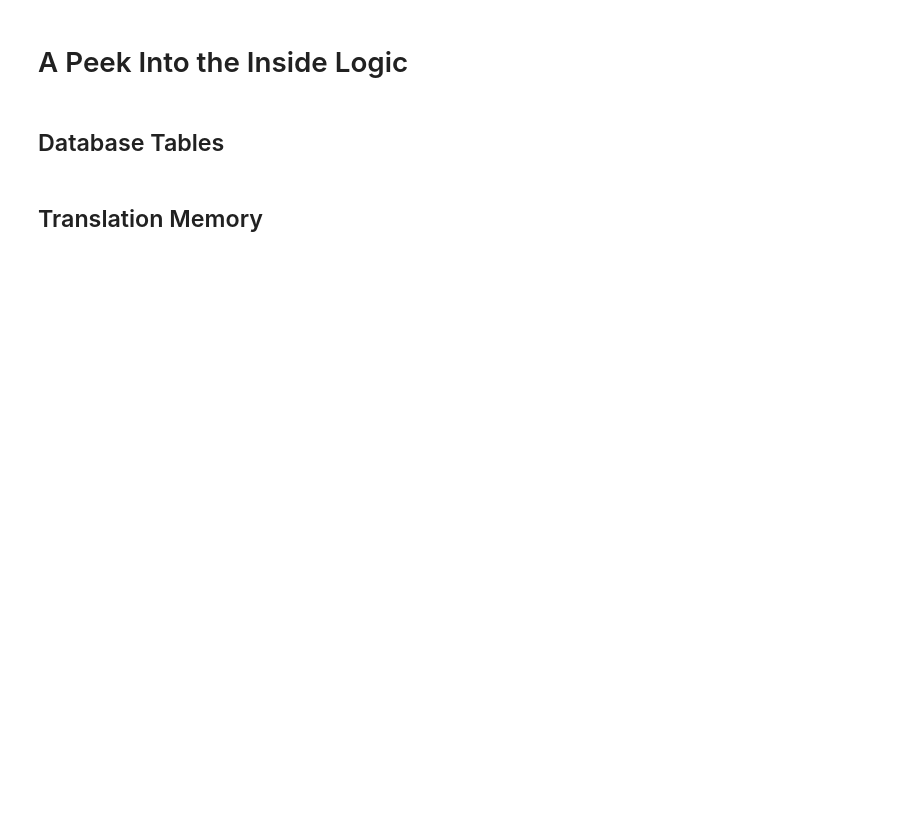
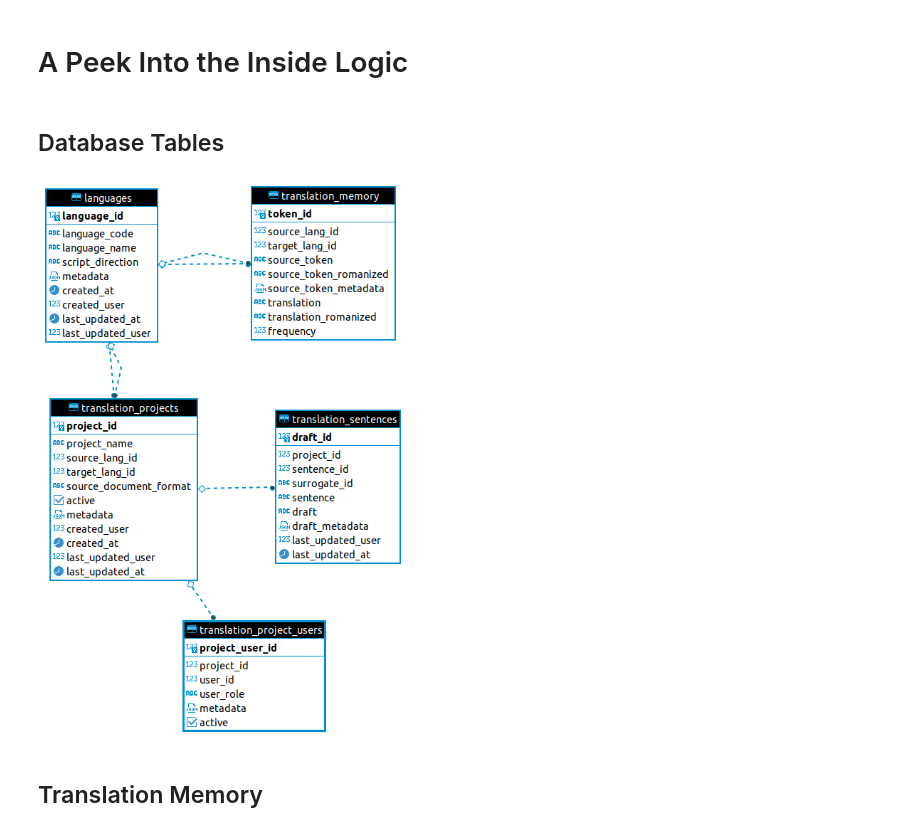
Before and after one commit to Bridgeconn/vachan-api, a Jupyter notebook: docs/V2 Translation Module.ipynb, the cells around one changed output. Drawn from its saved outputs; the diff is of its cells as text; code cells hidden in the pictures; blank space fills up the shorter version.

```diff
--- a/docs/V2 Translation Module.ipynb
+++ b/docs/V2 Translation Module.ipynb
@@ -662,5 +688,10 @@ print(resp.json()[1]['draft'])
 # A Peek Into the Inside Logic
 # %% [markdown]
 ## Database Tables
+# %%
+from IPython import display
+display.Image("../db/AgMT tables.png")
+# %% [output]
+[figure, added]
 # %% [markdown]
 ## Translation Memory
```
Also changed, not shown: parts of 24 cells of this notebook.
